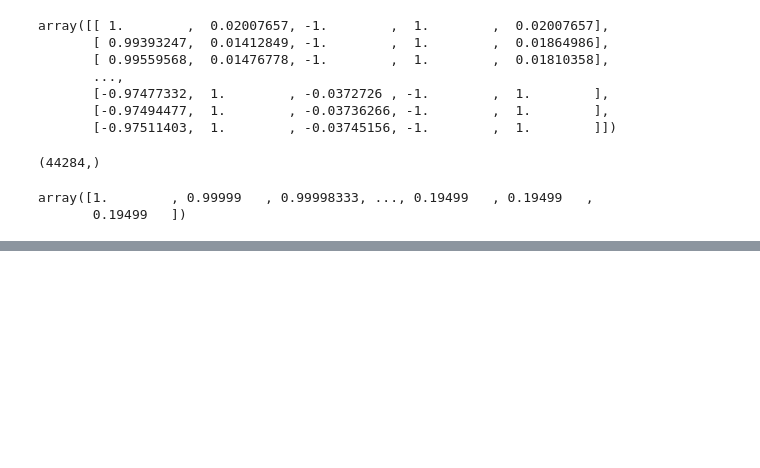
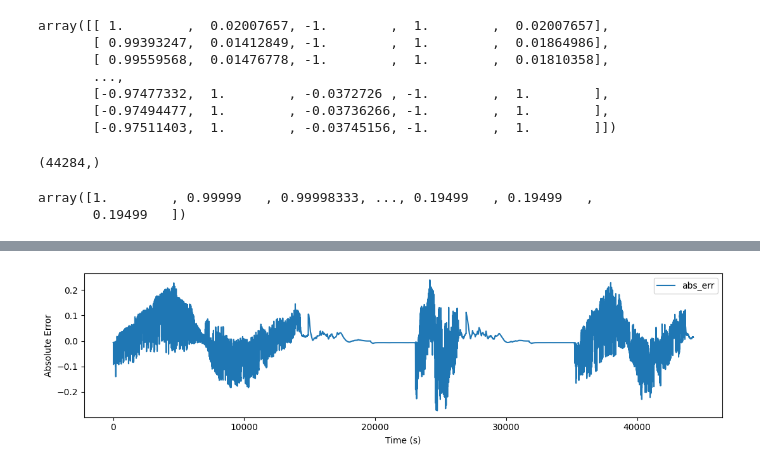
Before and after one commit to gubbriaco/hybrid-vehicle-feature-prediction, a Jupyter notebook: soc_estimation/testing_dl.ipynb, the cells around one changed output, grey strips where cells are left out. Cells and saved outputs as stored; diff of their text form; code cells hidden in the pictures; blank space fills up the shorter version.

```diff
--- a/soc_estimation/testing_dl.ipynb
+++ b/soc_estimation/testing_dl.ipynb
@@ -187,0 +188,17 @@ plt.show()
+# %%
+abs_err = []
+for i in range(len(soc_observed)):
+    socp = soc_predicted[i]
+    soco = soc_observed[i]
+    diff = socp - soco
+    abs_err.append(diff)
+
+plt.figure(figsize=(11,3))
+plt.plot(abs_err, label='abs_err')
+plt.ylabel('Absolute Error')
+plt.xlabel('Time (s)')
+plt.legend()
+plt.tight_layout()
+plt.show()
+# %% [output]
+[figure, added]
```
Also changed, not shown: parts of 4 cells of this notebook, 4 other files.
